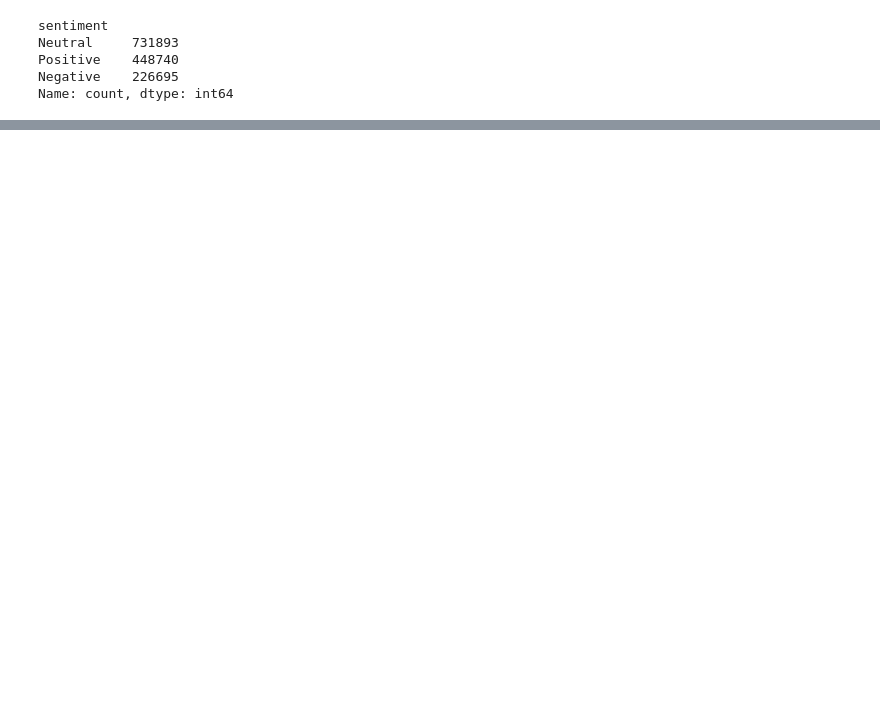
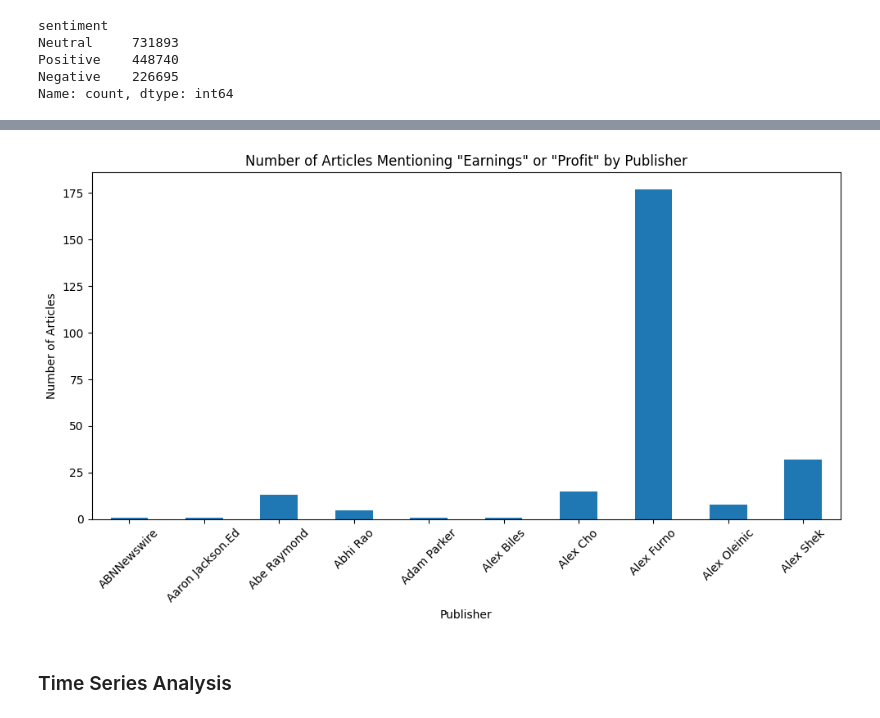
Before and after one commit to chalasimon/financial-news-sentiment-analysis, a Jupyter notebook: notebooks/task1.ipynb, the cells around one changed output, grey strips where cells are left out. Saved outputs shown, nothing was run; the diff lists cells and outputs as text; code cells hidden in the pictures; blank space fills up the shorter version.

Commit message:
feat:  time series added

```diff
--- a/notebooks/task1.ipynb
+++ b/notebooks/task1.ipynb
@@ -209,0 +264,7 @@ Name: count, dtype: int64
+# %%
+# Plot top publishers for earnings mentions
+pa.plot_earnings_by_publisher()
+# %% [output]
+[figure, added]
+# %% [markdown]
+### Time Series Analysis
```
Also changed, not shown: parts of 12 cells of this notebook, 1 other file.
